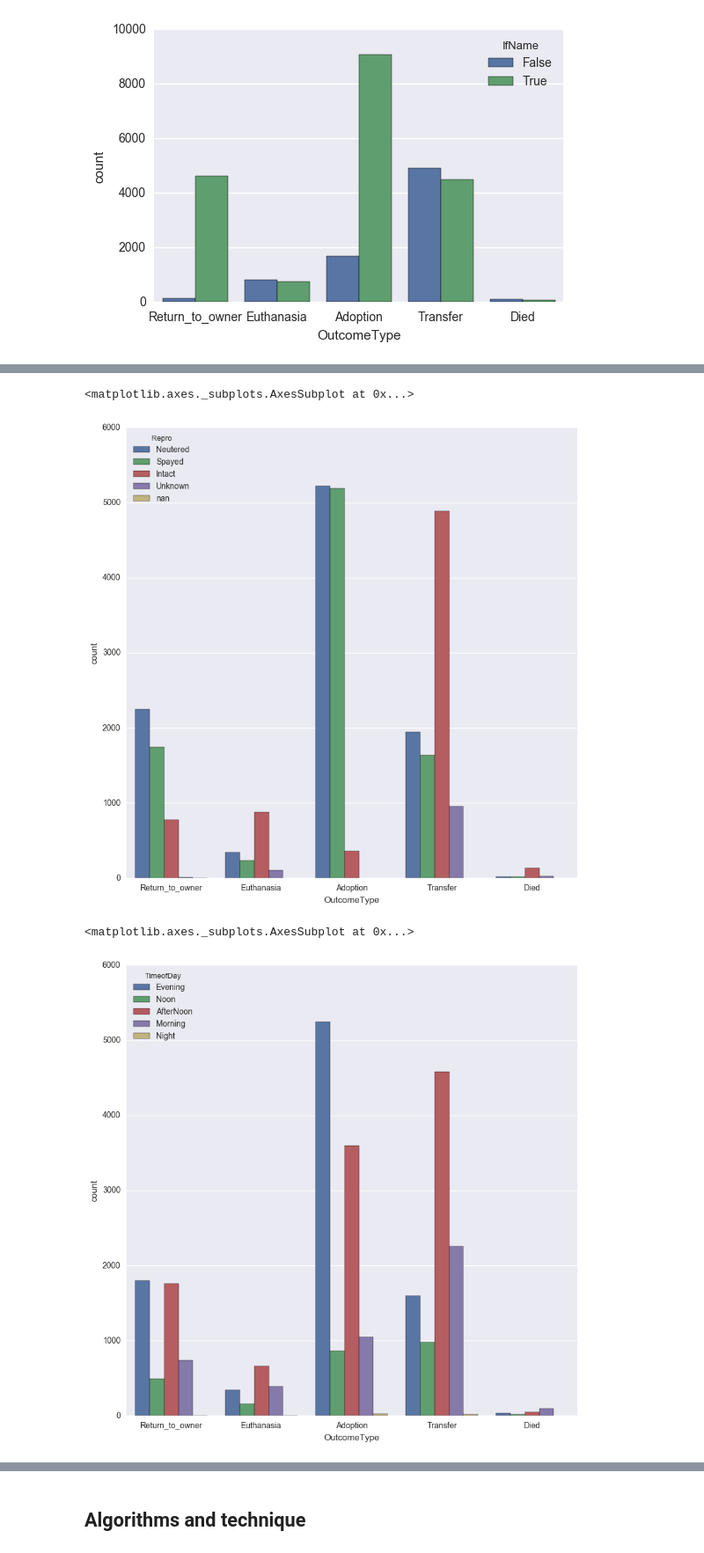
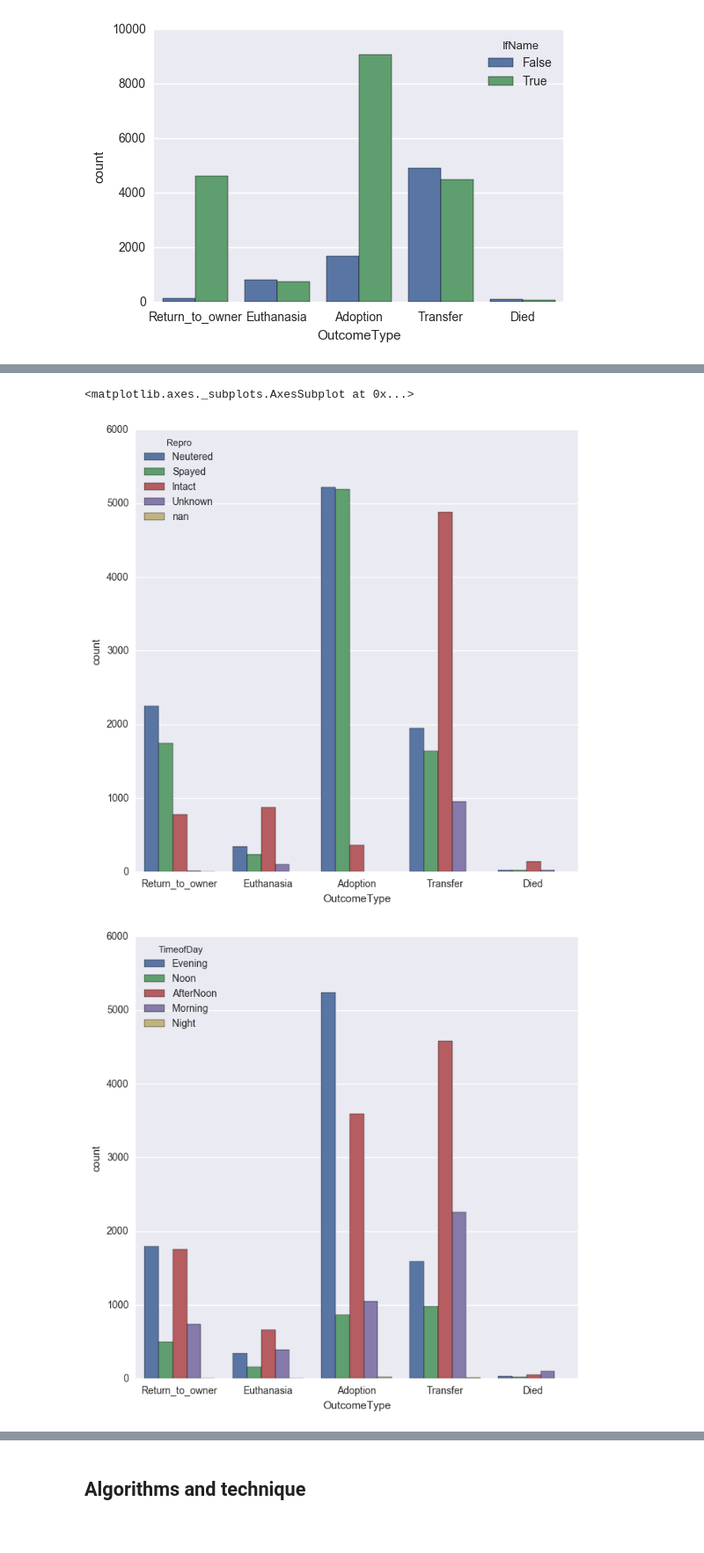
Before and after one commit to GauriP/machine-learning, a Jupyter notebook: projects/capstone/CapstoneProject - Animal Shelter Outcomes.ipynb, the cells around one changed output, grey strips where cells are left out. Shown at 88% size. Cells and saved outputs as stored; diff of their text form; code cells hidden in the pictures.

```diff
--- a/projects/capstone/CapstoneProject - Animal Shelter Outcomes.ipynb
+++ b/projects/capstone/CapstoneProject - Animal Shelter Outcomes.ipynb
@@ -330,13 +349,16 @@ sns.countplot(x = 'OutcomeType', data =ndf, hue ='IfMix')
 # %%
-plt.figure(figsize=(10,10))
-sns.countplot(x = 'OutcomeType', hue = 'Repro', data = ndf)
+plt.figure(figsize=(8,8))
+Repro = sns.countplot(x = 'OutcomeType', hue = 'Repro', data = ndf)
+Repro = Repro.get_figure()
+Repro.savefig("Repro.png")
 # %% [output]
 <matplotlib.axes._subplots.AxesSubplot at 0x...>
-[figure, old version]
+[figure, new version]
 # %%
-plt.figure(figsize=(10,10))
-sns.countplot(x = 'OutcomeType', hue = 'TimeofDay', data = ndf)
+plt.figure(figsize=(8,8))
+TimeofDay = sns.countplot(x = 'OutcomeType', hue = 'TimeofDay', data = ndf)
+TimeofDay = TimeofDay.get_figure()
+TimeofDay.savefig("TimeofDay.png")
 # %% [output]
-<matplotlib.axes._subplots.AxesSubplot at 0x...>
-[figure, old version]
+[figure, new version]
 # %%
```
Also changed, not shown: parts of 19 cells of this notebook, 13 other files.
